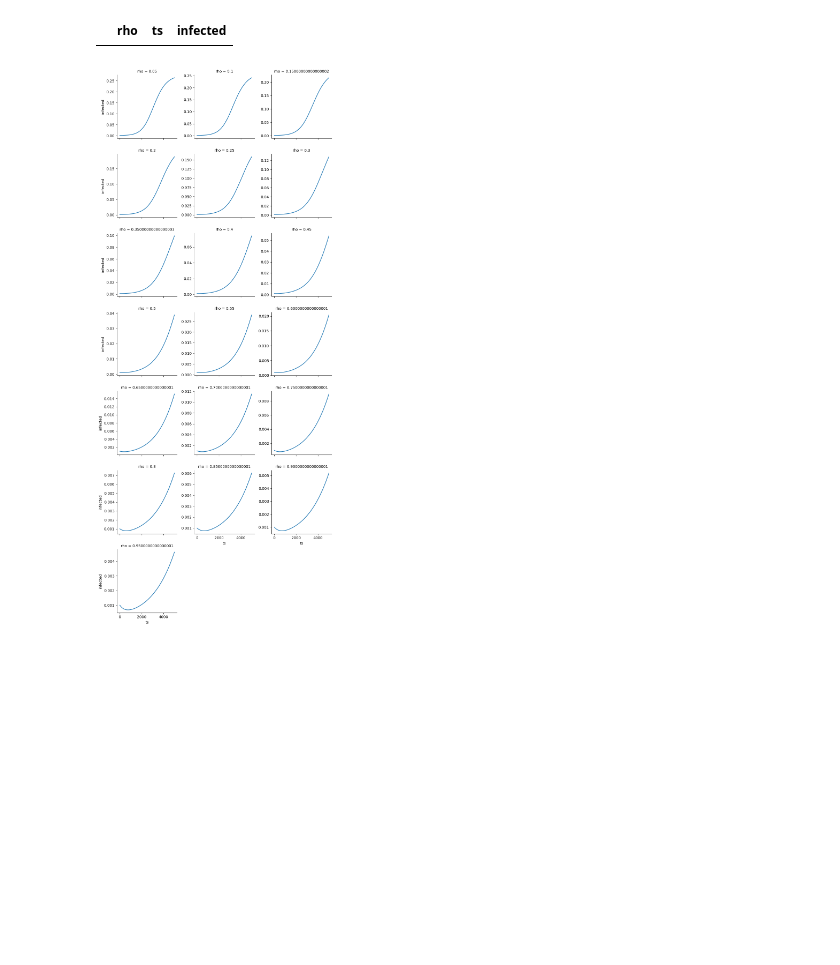
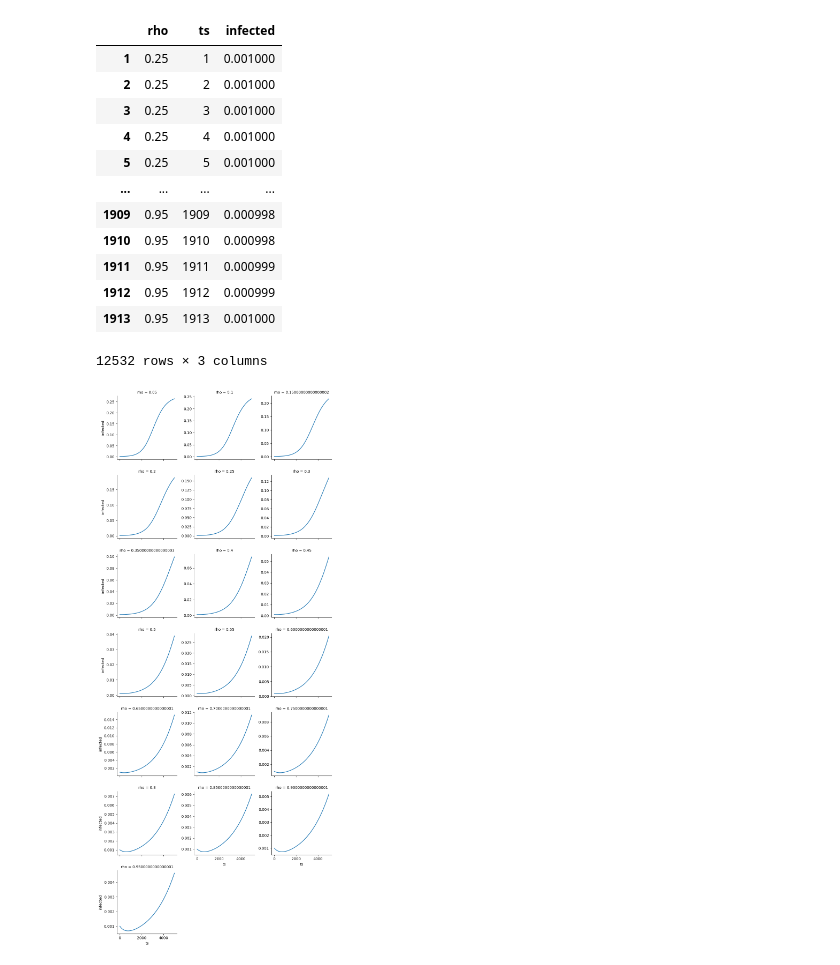
Before and after one commit to exterm/uvm-mocs, a Jupyter notebook: assignment-03/integration_q2.ipynb, the cells around one changed output. Saved outputs shown, nothing was run; the diff lists cells and outputs as text; code cells hidden in the pictures; blank space fills up the shorter version.

```diff
--- a/assignment-03/integration_q2.ipynb
+++ b/assignment-03/integration_q2.ipynb
@@ -64,9 +62,21 @@ rho_test = np.arange(.05, 1, .05)
 rho_simulation_result = [run_integrator(full_initial_c, rho, prob, vax_pk, unvax_pk,5000) for rho in rho_test  ]
 rho_result_pd = pd.concat(rho_simulation_result)
 # %%
-rho_result_pd.query("infected < .0001").sort_values(["rho", "ts"]) ## first moment and lowest rho where infected breaches threshold
+rho_result_pd.query("infected < .001").sort_values(["rho", "ts"]) ## first moment and lowest rho where infected breaches threshold
 # %% [output]
 |  | rho | ts | infected |
+| 1 | 0.25 | 1 | 0.001000 |
+| 2 | 0.25 | 2 | 0.001000 |
+| 3 | 0.25 | 3 | 0.001000 |
+| 4 | 0.25 | 4 | 0.001000 |
+| 5 | 0.25 | 5 | 0.001000 |
+| ... | ... | ... | ... |
+| 1909 | 0.95 | 1909 | 0.000998 |
+| 1910 | 0.95 | 1910 | 0.000998 |
+| 1911 | 0.95 | 1911 | 0.000999 |
+| 1912 | 0.95 | 1912 | 0.000999 |
+| 1913 | 0.95 | 1913 | 0.001000 |
+12532 rows × 3 columns
 # %%
 import seaborn as sns
 
```
Also changed, not shown: parts of 2 cells of this notebook.
